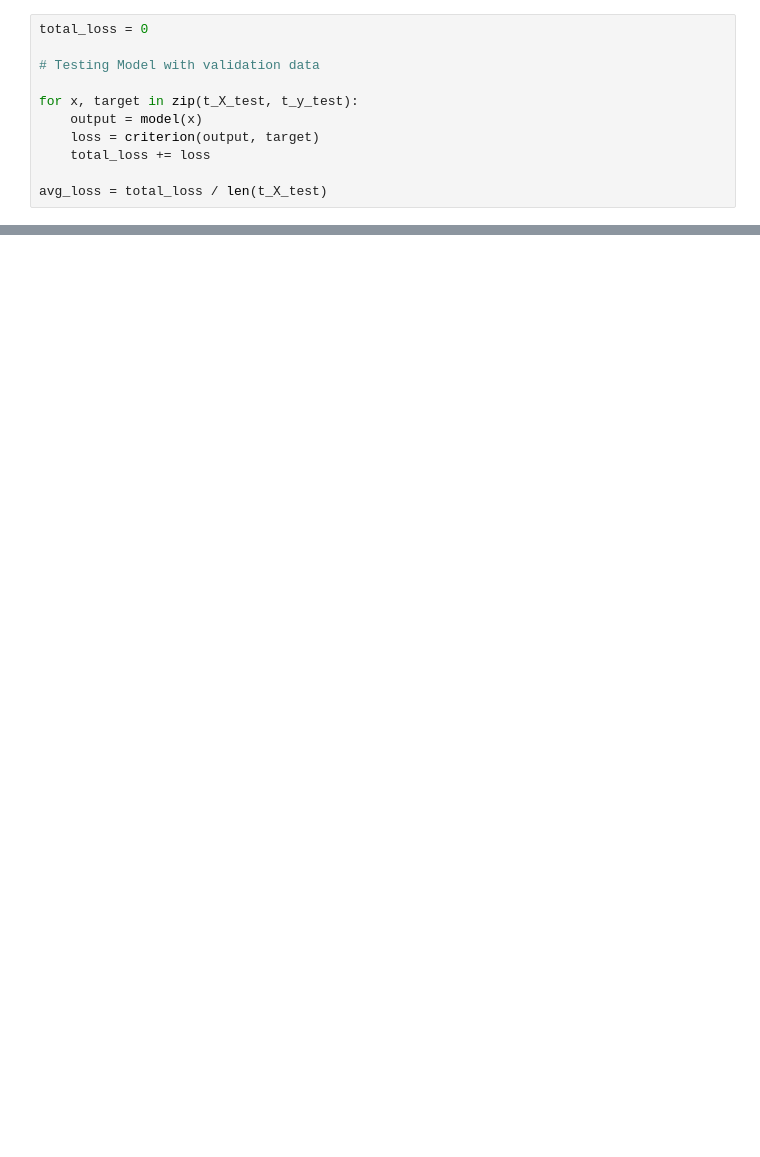
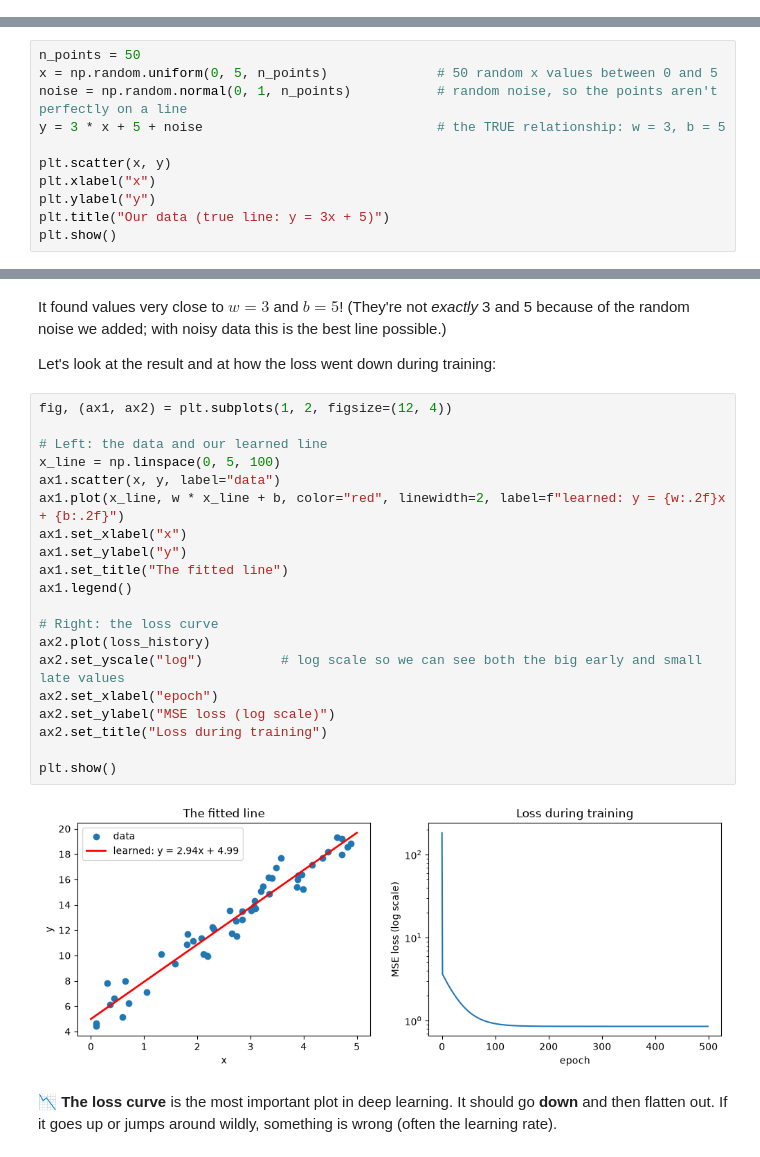
Before and after one commit to Queen-Mary-Machine-Learning-Society/QMML, a Jupyter notebook: 2026-2027/machine-learning/neural-nets/lecture_02/lecture5.ipynb, the cells around one changed output, grey strips where cells are left out. Saved outputs shown, nothing was run; the diff lists cells and outputs as text; blank space fills up the shorter version.

```diff
--- a/2026-2027/machine-learning/neural-nets/lecture_02/lecture5.ipynb
+++ b/2026-2027/machine-learning/neural-nets/lecture_02/lecture5.ipynb
@@ -595,11 +0,0 @@ for x, target in zip(t_X_train, t_y_train):
-# %%
-total_loss = 0
-
-# Testing Model with validation data
-
-for x, target in zip(t_X_test, t_y_test):
-    output = model(x)
-    loss = criterion(output, target)
-    total_loss += loss
-
-avg_loss = total_loss / len(t_X_test)
@@ -642,0 +238,11 @@ Good luck! 😄
+# %%
+n_points = 50
+x = np.random.uniform(0, 5, n_points)              # 50 random x values between 0 and 5
+noise = np.random.normal(0, 1, n_points)           # random noise, so the points aren't perfectly on a line
+y = 3 * x + 5 + noise                              # the TRUE relationship: w = 3, b = 5
+
+plt.scatter(x, y)
+plt.xlabel("x")
+plt.ylabel("y")
+plt.title("Our data (true line: y = 3x + 5)")
+plt.show()
@@ -642,0 +337,28 @@ Good luck! 😄
+# %% [markdown]
+It found values very close to $w = 3$ and $b = 5$! (They're not *exactly* 3 and 5 because of the random noise we added; with noisy data this is the best line possible.)
+
+Let's look at the result and at how the loss went down during training:
+# %%
+fig, (ax1, ax2) = plt.subplots(1, 2, figsize=(12, 4))
+
+# Left: the data and our learned line
+x_line = np.linspace(0, 5, 100)
+ax1.scatter(x, y, label="data")
+ax1.plot(x_line, w * x_line + b, color="red", linewidth=2, label=f"learned: y = {w:.2f}x + {b:.2f}")
+ax1.set_xlabel("x")
+ax1.set_ylabel("y")
+ax1.set_title("The fitted line")
+ax1.legend()
+
+# Right: the loss curve
+ax2.plot(loss_history)
+ax2.set_yscale("log")          # log scale so we can see both the big early and small late values
+ax2.set_xlabel("epoch")
+ax2.set_ylabel("MSE loss (log scale)")
+ax2.set_title("Loss during training")
+
+plt.show()
+# %% [output]
+[figure, added]
+# %% [markdown]
+📉 **The loss curve** is the most important plot in deep learning. It should go **down** and then flatten out. If it goes up or jumps around wildly, something is wrong (often the learning rate).
```
Also changed, not shown: parts of 124 cells of this notebook.
